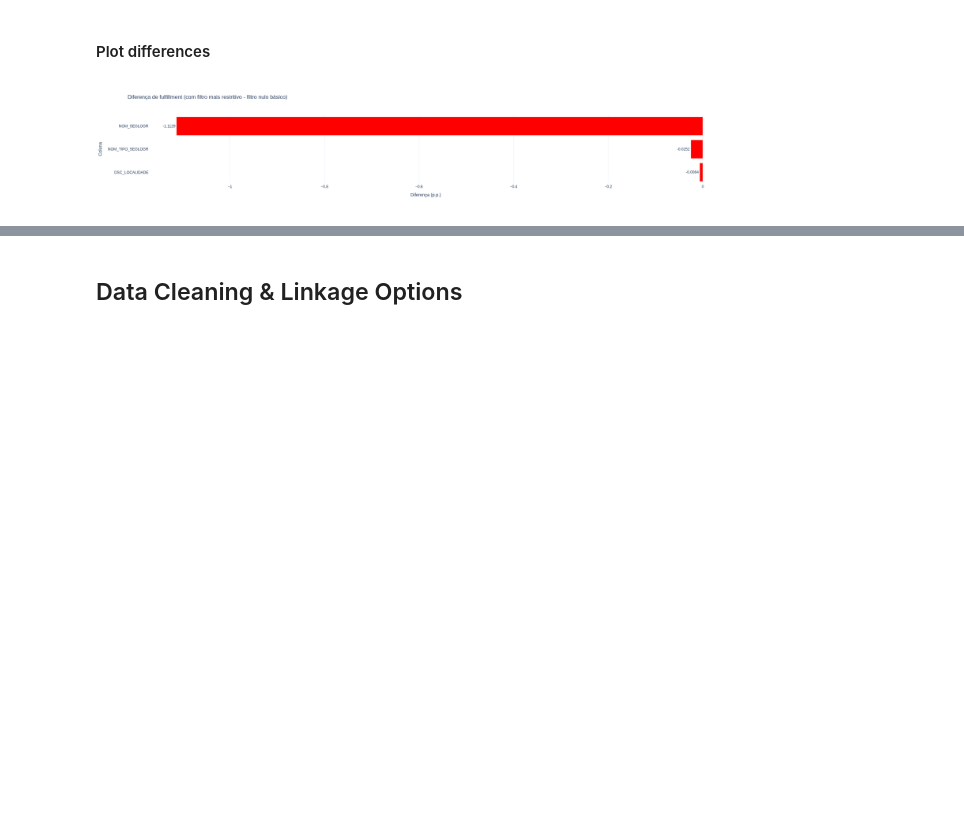
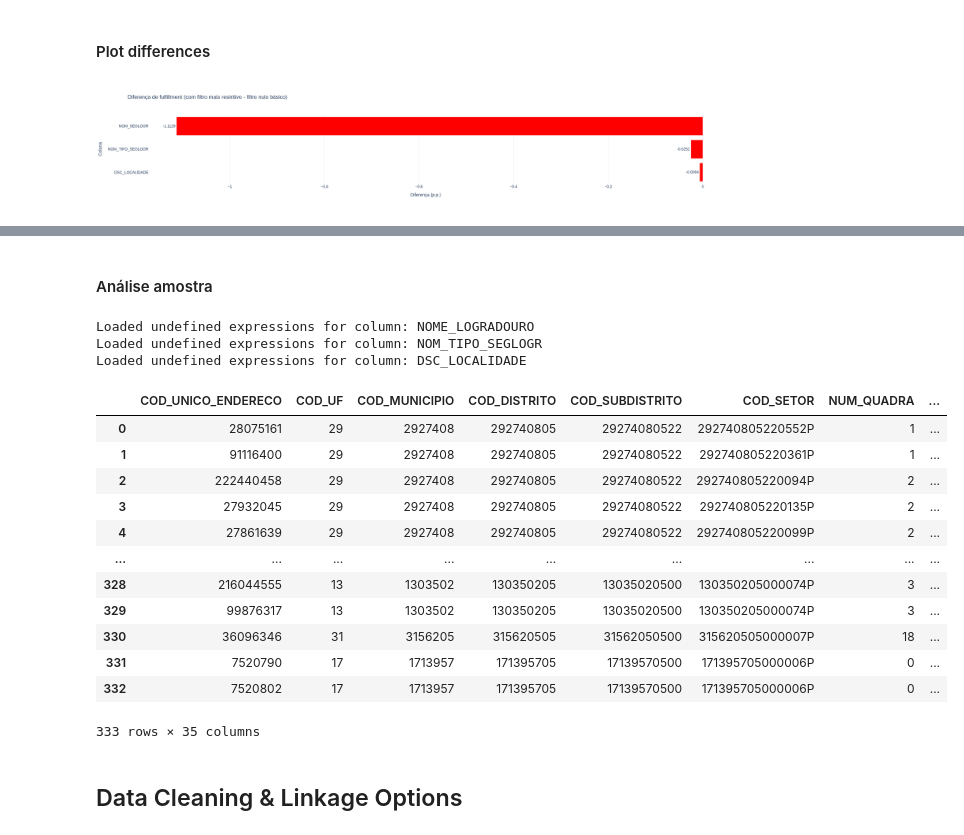
Before and after one commit to lucasvittal262/brazilian_address_linkage, a Jupyter notebook: notebooks/eda/0-exploratory-data-analysis-cnefe-data.ipynb, the cells around one changed output, grey strips where cells are left out. Cells and saved outputs as stored; diff of their text form; code cells hidden in the pictures; blank space fills up the shorter version.

```diff
--- a/notebooks/eda/0-exploratory-data-analysis-cnefe-data.ipynb
+++ b/notebooks/eda/0-exploratory-data-analysis-cnefe-data.ipynb
@@ -551,3 +838,28 @@ fig.update_layout(
+# %% [markdown]
+#### Análise amostra
+# %%
+df.filter(
+    is_undefined(F.col("NOM_SEGLOGR"), "NOME_LOGRADOURO")
+    | is_undefined(F.col("NOM_TIPO_SEGLOGR"), "NOM_TIPO_SEGLOGR")
+    | is_undefined(F.col("DSC_LOCALIDADE"), "DSC_LOCALIDADE")
+).sample(fraction=0.01).toPandas()
+# %% [output]
+Loaded undefined expressions for column: NOME_LOGRADOURO
+Loaded undefined expressions for column: NOM_TIPO_SEGLOGR
+Loaded undefined expressions for column: DSC_LOCALIDADE
+|  | COD_UNICO_ENDERECO | COD_UF | COD_MUNICIPIO | COD_DISTRITO | COD_SUBDISTRITO | COD_SETOR | NUM_QUADRA | ... |
+| 0 | 28075161 | 29 | 2927408 | 292740805 | 29274080522 | 292740805220552P | 1 | ... |
+| 1 | 91116400 | 29 | 2927408 | 292740805 | 29274080522 | 292740805220361P | 1 | ... |
+| 2 | 222440458 | 29 | 2927408 | 292740805 | 29274080522 | 292740805220094P | 2 | ... |
+| 3 | 27932045 | 29 | 2927408 | 292740805 | 29274080522 | 292740805220135P | 2 | ... |
+| 4 | 27861639 | 29 | 2927408 | 292740805 | 29274080522 | 292740805220099P | 2 | ... |
+| ... | ... | ... | ... | ... | ... | ... | ... | ... |
+| 328 | 216044555 | 13 | 1303502 | 130350205 | 13035020500 | 130350205000074P | 3 | ... |
+| 329 | 99876317 | 13 | 1303502 | 130350205 | 13035020500 | 130350205000074P | 3 | ... |
+| 330 | 36096346 | 31 | 3156205 | 315620505 | 31562050500 | 315620505000007P | 18 | ... |
+| 331 | 7520790 | 17 | 1713957 | 171395705 | 17139570500 | 171395705000006P | 0 | ... |
+| 332 | 7520802 | 17 | 1713957 | 171395705 | 17139570500 | 171395705000006P | 0 | ... |
+333 rows × 35 columns
 # %% [markdown]
 ## Data Cleaning & Linkage Options
 # %% [markdown]
```
Also changed, not shown: parts of 26 cells of this notebook.
